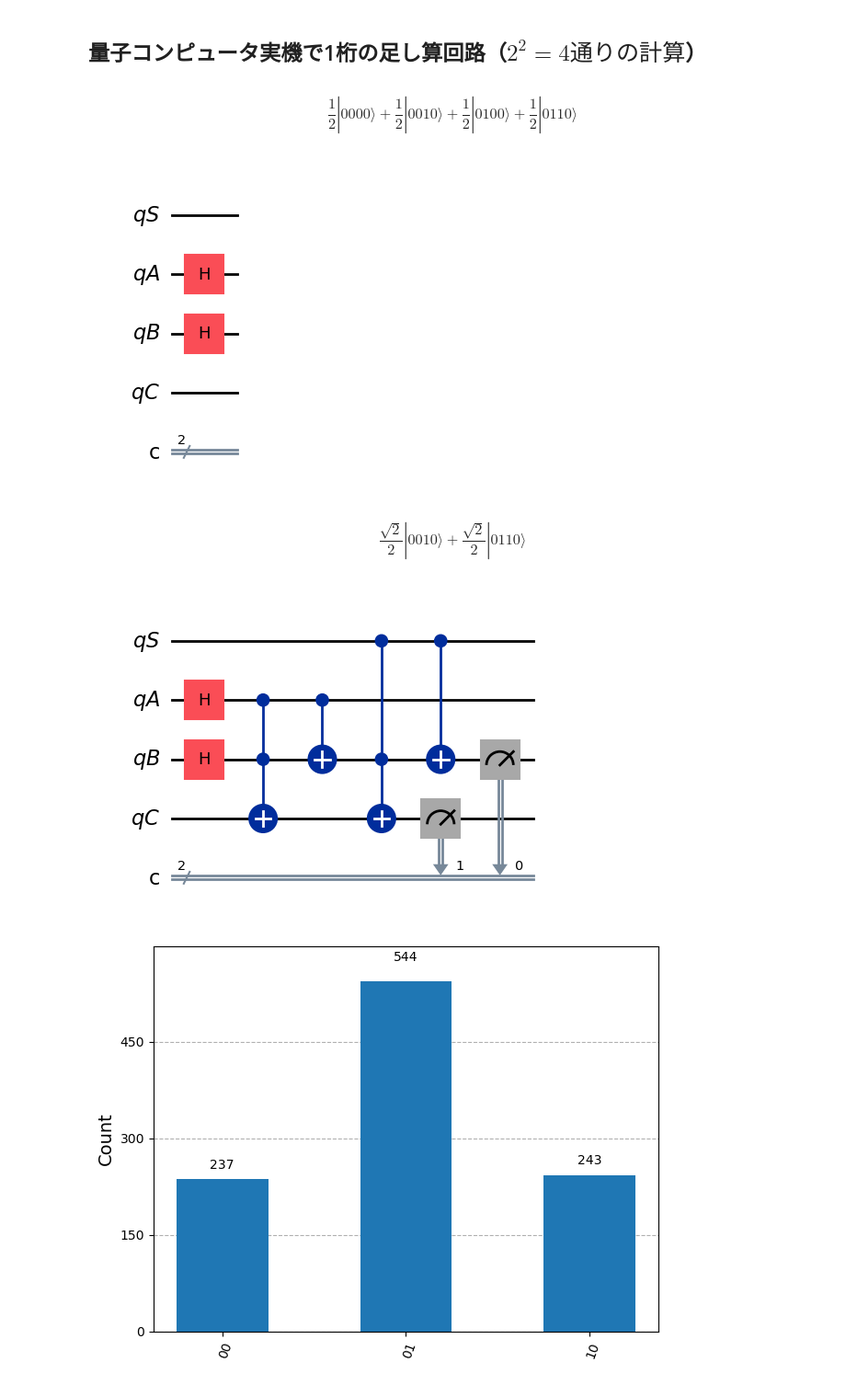
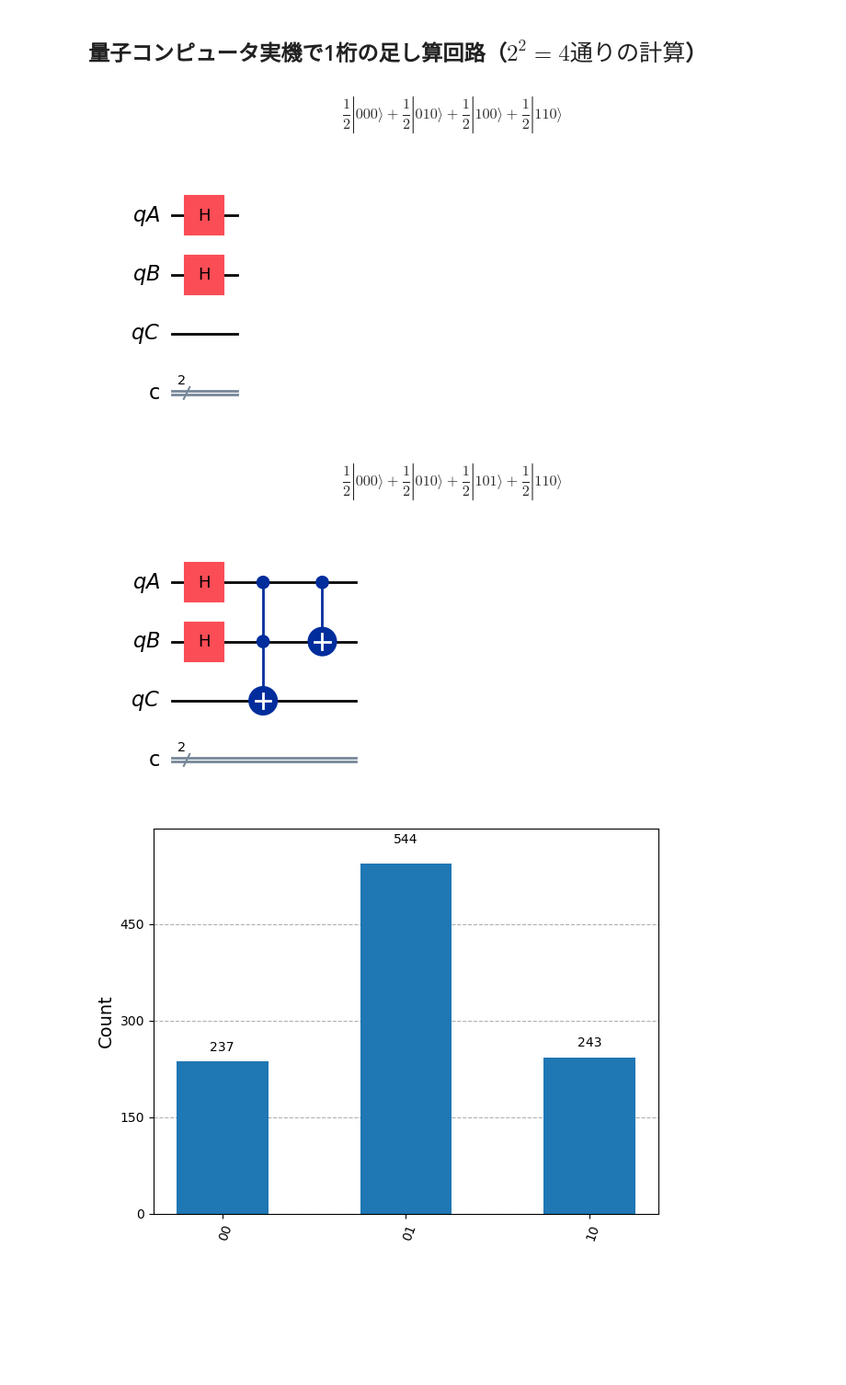
Before and after one commit to harada4atsushi/SeniorThesis, a Jupyter notebook: adder_circuit.ipynb, the cells around one changed output. Shown at 92% size. Saved outputs shown, nothing was run; the diff lists cells and outputs as text; code cells hidden in the pictures; blank space fills up the shorter version.

```diff
--- a/adder_circuit.ipynb
+++ b/adder_circuit.ipynb
@@ -169,41 +150,36 @@ display(plot_histogram(counts))
 # %%
 # 量子ビットを初期化
 from qiskit import QuantumRegister, ClassicalRegister, QuantumCircuit
 
-qS = QuantumRegister(1,'qS')
 qA = QuantumRegister(1,'qA')
 qB = QuantumRegister(1,'qB')
 qC = QuantumRegister(1,'qC')
-qc = QuantumCircuit(qS, qA, qB, qC)
+qc = QuantumCircuit(qA, qB, qC)
 
 cr = ClassicalRegister(2, 'c')
 qc.add_register(cr)
 
 # インプット qA=1/√2(|0>+|1>), qB=1/√2(|0>+|1>)
 qc.h(qA)
 qc.h(qB)
 
 show_state_vector(qc)
 qc.draw('mpl')
 # %% [output]
-$$\frac{1}{2} |0000\rangle+\frac{1}{2} |0010\rangle+\frac{1}{2} |0100\rangle+\frac{1}{2} |0110\rangle$$
+$$\frac{1}{2} |000\rangle+\frac{1}{2} |010\rangle+\frac{1}{2} |100\rangle+\frac{1}{2} |110\rangle$$
-[figure, old version]
+[figure, new version]
 # %%
 # 足し算回路
 qc.ccx(qA, qB, qC)
 qc.cx(qA, qB)
-qc.ccx(qS, qB, qC)
-qc.cx(qS, qB)
 
-qc.measure(qC, cr[1]) # 2桁目（右から）を測定
-qc.measure(qB, cr[0]) # 1桁目
-qc.draw('mpl')
-
+# qc.measure(qC, cr[1]) # 2桁目（右から）を測定
+# qc.measure(qB, cr[0]) # 1桁目
 show_state_vector(qc)
 qc.draw('mpl')
 # %% [output]
-$$\frac{\sqrt{2}}{2} |0010\rangle+\frac{\sqrt{2}}{2} |0110\rangle$$
+$$\frac{1}{2} |000\rangle+\frac{1}{2} |010\rangle+\frac{1}{2} |101\rangle+\frac{1}{2} |110\rangle$$
-[figure, old version]
+[figure, new version]
 # %%
 # シミュレータで測定
 sim = Aer.get_backend('qasm_simulator')
```
Also changed, not shown: parts of 1 cell of this notebook, 3 other files.
